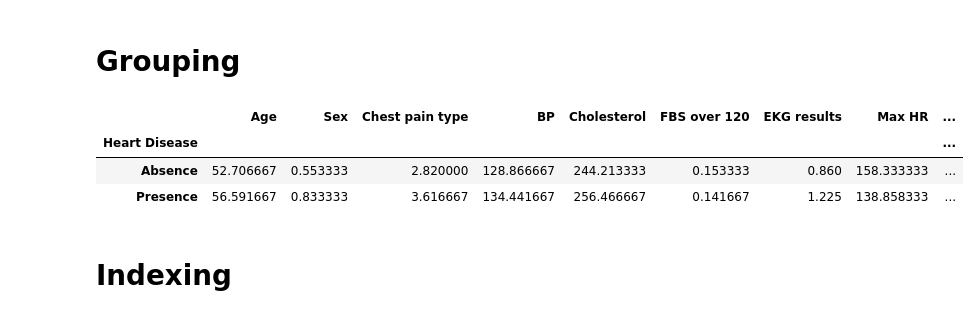
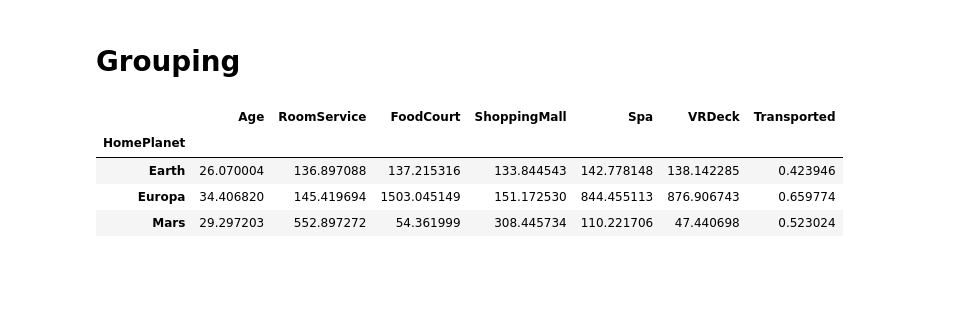
Before and after one commit to Fawzy-AI-Explorer/python, a Jupyter notebook: pandas.ipynb, the cells around one changed output. Cells and saved outputs as stored; diff of their text form; code cells hidden in the pictures; blank space fills up the shorter version.

```diff
--- a/pandas.ipynb
+++ b/pandas.ipynb
@@ -147,6 +154,11 @@ df
 # %%
 df = df.drop("newcol" , axis  = 1 )
 df.head(2)
+
+
+# drop rpws
+indices_to_drop = [2, 3, 8, 9]
+df = df.drop(indices_to_drop)
 # %% [output]
 |  | PassengerId | HomePlanet | CryoSleep | Cabin | Destination | Age | VIP | RoomService | FoodCourt | ... |
 | 0 | 0001_01 | Europa | False | B/0/P | TRAPPIST-1e | 39.0 | False | 0.0 | 0.0 | ... |
@@ -369,0 +426,10 @@ df[df["HomePlanet"] .isin(homes)]
+# %%
+def is_gr_50 (Spa , VRDeck ):
+  if (Spa + VRDeck >= 50):
+    return "wooow"
+  else :
+    return "oooppps"
+df["is_gr_50"] = df[["Spa" , "VRDeck"]].apply (lambda x : is_gr_50(x["Spa"] , x ["VRDeck"]), axis = 1)
+#the same values but vectorize is faster
+df["is_gr_50000"] = np.vectorize(is_gr_50)(df["Spa"] , df["VRDeck"])
+df.head(3)
@@ -369,0 +488,9 @@ df[df["HomePlanet"] .isin(homes)]
+# %%
+df["VIP"].replace(True , 'T')
+df["VIP"] = df["VIP"].replace([True , False] , [ 'T' , 'F'])
+# df["VIP"] = df["VIP"].replace([True , False] , [ 'T' , 'F'])
+# df = df.replace ({ "VIP" :{True : "T" , False : "F"} ,
+#                    "Gemder" :{"feamale" : 1 , "male" : 0},
+#                    "VIP" :{True : "T" , False : "F"}
+#                   })
+df.head(3)
@@ -383,12 +594,12 @@ df.sort_values("Yearly Amount Spent", ascending=False).head()
 # **Grouping**
 # %%
 # # Grouping
-# Disease_group = df.groupby("Heart Disease")
+df.groupby("HomePlanet").mean()
+# Disease_group = df.groupby("HomePlanet")
 # Disease_group.mean()
 # %% [output]
-|  | Age | Sex | Chest pain type | BP | Cholesterol | FBS over 120 | EKG results | Max HR | ... |
-| Heart Disease |  |  |  |  |  |  |  |  | ... |
-| Absence | 52.706667 | 0.553333 | 2.820000 | 128.866667 | 244.213333 | 0.153333 | 0.860 | 158.333333 | ... |
-| Presence | 56.591667 | 0.833333 | 3.616667 | 134.441667 | 256.466667 | 0.141667 | 1.225 | 138.858333 | ... |
+|  | Age | RoomService | FoodCourt | ShoppingMall | Spa | VRDeck | Transported |
+| HomePlanet |  |  |  |  |  |  |  |
+| Earth | 26.070004 | 136.897088 | 137.215316 | 133.844543 | 142.778148 | 138.142285 | 0.423946 |
+| Europa | 34.406820 | 145.419694 | 1503.045149 | 151.172530 | 844.455113 | 876.906743 | 0.659774 |
+| Mars | 29.297203 | 552.897272 | 54.361999 | 308.445734 | 110.221706 | 47.440698 | 0.523024 |
-# %% [markdown]
-# **Indexing**
```
Also changed, not shown: parts of 30 cells of this notebook.
